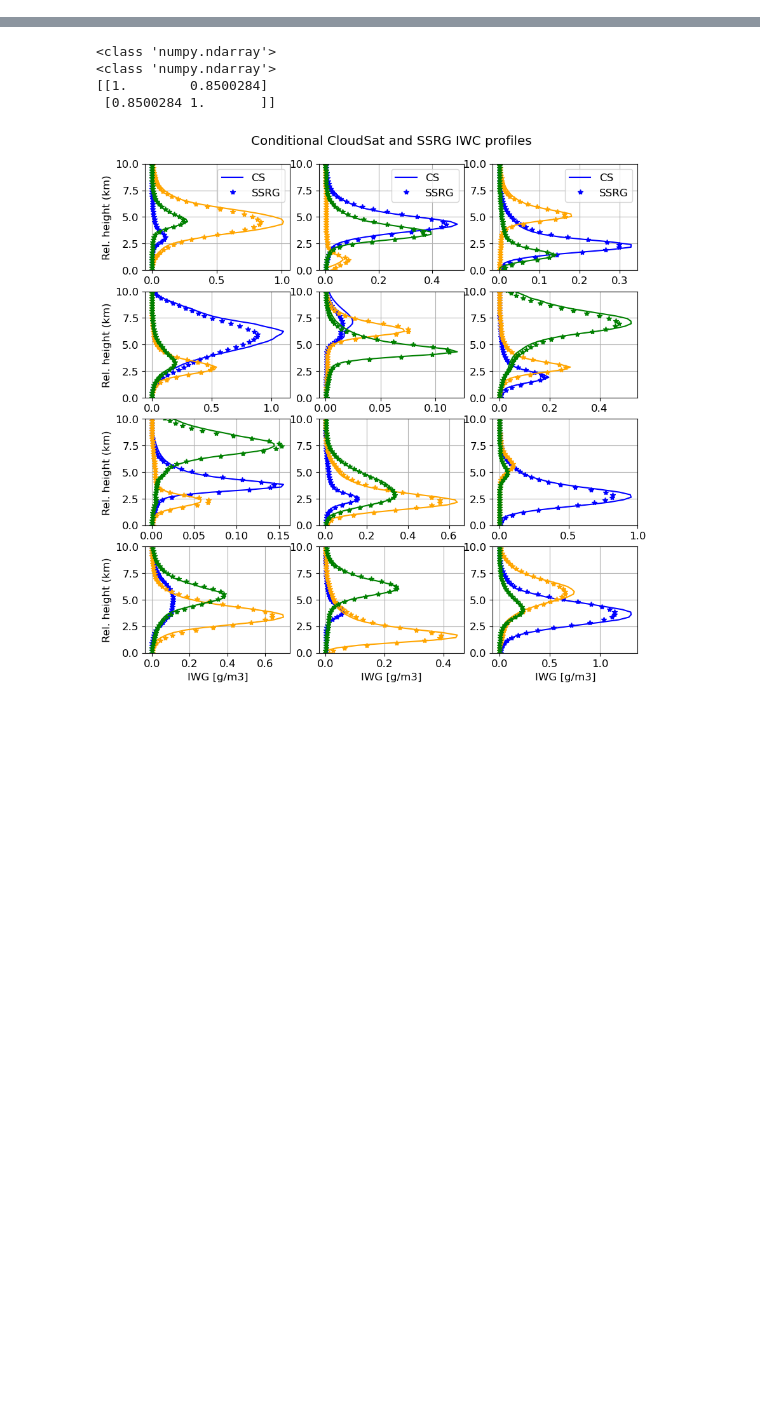
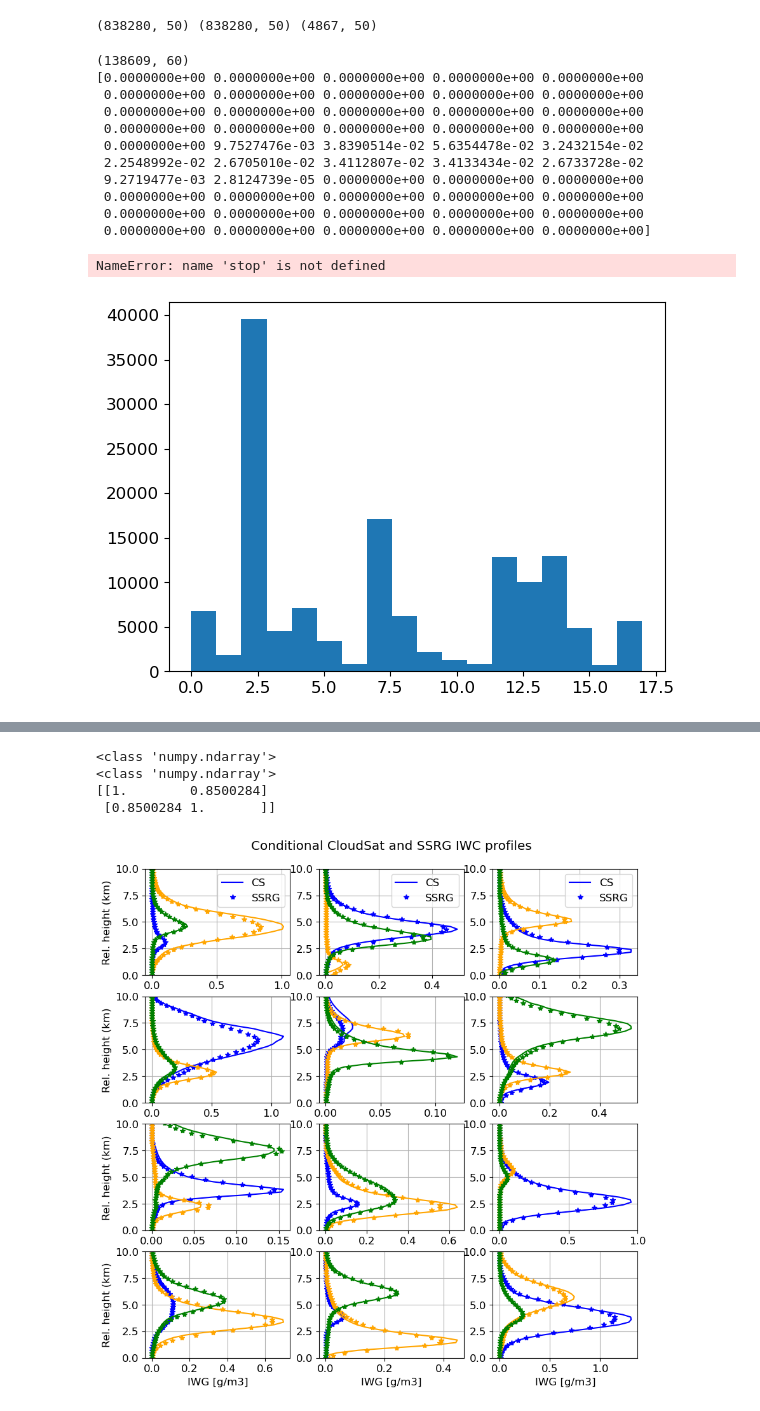
Before and after one commit to mgrecu35/anvilRetr, a Jupyter notebook: extractCS.ipynb, the cells around one changed output, grey strips where cells are left out. Cells and saved outputs as stored; diff of their text form; code cells hidden in the pictures; blank space fills up the shorter version.

```diff
--- a/extractCS.ipynb
+++ b/extractCS.ipynb
@@ -49,0 +54,4 @@ ds.to_netcdf('cloudSat_thr01.nc',format='NETCDF4')
+# %%
+print(iwcL.shape,np.array(zKuL).shape,zw.shape)
+# %% [output]
+(838280, 50) (838280, 50) (4867, 50)
@@ -74,4 +99,61 @@ with ncf.Dataset('cloudSat_thr01.nc','a') as f:
-# %%
-# read iwc_SSRG from netcdf file 'simObsInclined.nc'
-with ncf.Dataset('simObsInclined_195.nc','r') as f:
-    iwc_SSRG=f.variables['iwc_SSRG'][:]
+# %%
+import numpy as np
+iclass=0
+import pickle
+iwcL=np.array(iwcL)
+with open('kmeans_iwc.pklz','rb') as f:
+    kmeans_iwc2=pickle.load(f)["kmeans_iwc"]
+print(iwcL.shape)
+print((iwcL[0,:-10]))
+kmeans_iwc2=MiniBatchKMeans(n_clusters=nc18, random_state=0).fit(iwcL[:,:-10])
+
+iwc_float=iwcL[:,:-10].astype(np.float32)
+labels_=kmeans_iwc2.predict(iwc_float)
+import matplotlib.pyplot as plt
+plt.hist(labels_,bins=18)
+stop
+iwcCoeffL=[]
+peakL=[]
+for i in range(3):
+    for j in range(2):
+        ax=plt.subplot(3,2,i*2+j+1)
+        if j>0:
+            i1=1
+            #ax.yaxis.set_visible(False)
+            #ax.set_ylabel('')
+        else:
+            ax.set_ylabel('Rel. height (km)')
+        if i==3:
+            ax.set_xlabel('IWG [g/m3]')
+        #ax.xaxis.set_visible(False)
+        for k in range(6):
+            a=np.nonzero(labels_==iclass)[0]
+            if len(a)>0:
+                plt.plot(iwcL[a,:].mean(axis=0),np.arange(60)*0.24)
+                plt.ylim(0,12)
+            iclass+=1
+            b=np.nonzero(iwcL[a,:]>0.0001)
+            c=np.nonzero(zKuL[a,:][b]>-30)
+            iwcm=iwcL[a,:-5].mean(axis=0)
+            ind=np.argmax(iwcm)
+            ax.grid()
+            peakL.append(ind)
+            if len(c[0])>0:
+                iwcCoeff=np.polyfit(zKuL[a,:][b][c],np.log10(iwcL[a,:][b][c]),1)
+                #iwcRet=10**(iwcCoeff[0]*zKuL[a,:]+iwcCoeff[1])
+                #plt.plot(iwcRet.mean(axis=0),range(40))
+                iwcCoeffL.append(iwcCoeff)
+# %% [output]
+(138609, 60)
+[0.0000000e+00 0.0000000e+00 0.0000000e+00 0.0000000e+00 0.0000000e+00
+ 0.0000000e+00 0.0000000e+00 0.0000000e+00 0.0000000e+00 0.0000000e+00
+ 0.0000000e+00 0.0000000e+00 0.0000000e+00 0.0000000e+00 0.0000000e+00
+ 0.0000000e+00 0.0000000e+00 0.0000000e+00 0.0000000e+00 0.0000000e+00
+ 0.0000000e+00 9.7527476e-03 3.8390514e-02 5.6354478e-02 3.2432154e-02
+ 2.2548992e-02 2.6705010e-02 3.4112807e-02 3.4133434e-02 2.6733728e-02
+ 9.2719477e-03 2.8124739e-05 0.0000000e+00 0.0000000e+00 0.0000000e+00
+ 0.0000000e+00 0.0000000e+00 0.0000000e+00 0.0000000e+00 0.0000000e+00
+ 0.0000000e+00 0.0000000e+00 0.0000000e+00 0.0000000e+00 0.0000000e+00
+ 0.0000000e+00 0.0000000e+00 0.0000000e+00 0.0000000e+00 0.0000000e+00]
+NameError: name 'stop' is not defined
+[figure, added]
```
Also changed, not shown: parts of 4 cells of this notebook, 1 other file.
